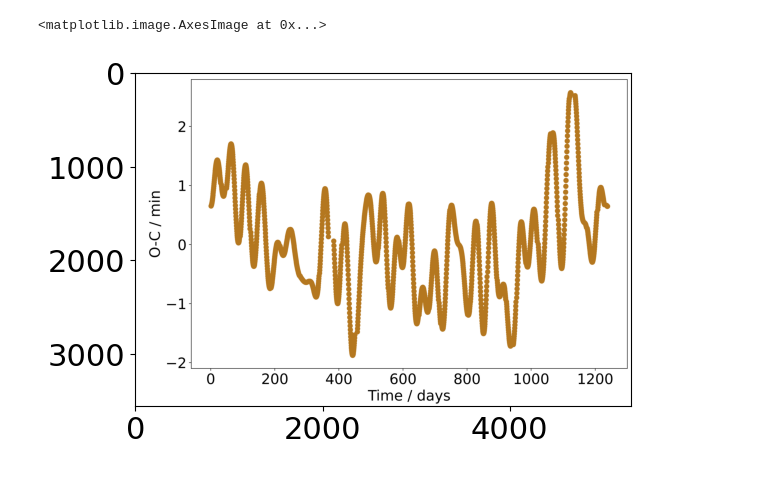
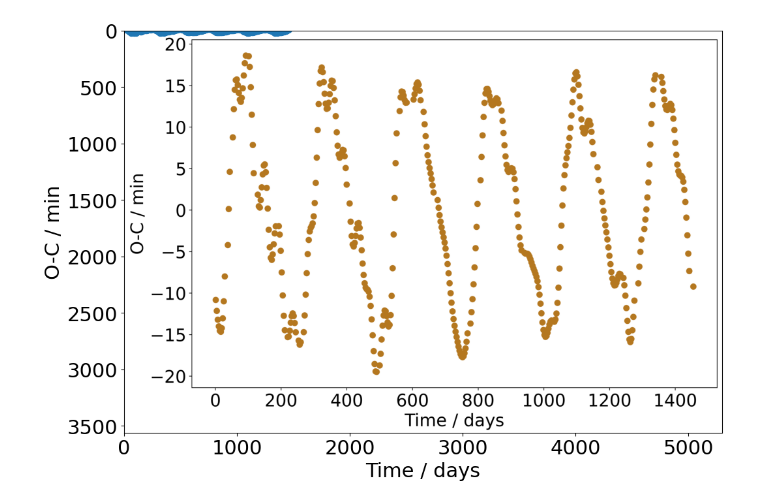
Before and after one commit to three-body-analysis/tris, a Jupyter notebook: notebooks/test_plotting.ipynb, the cells around one changed output. Drawn from its saved outputs; the diff is of its cells as text; code cells hidden in the pictures.

Commit message:
feat(notebooks): fix plot and export

```diff
--- a/notebooks/test_plotting.ipynb
+++ b/notebooks/test_plotting.ipynb
@@ -5,10 +4,14 @@ import matplotlib.pyplot as plt
 plt.rcParams.update({'font.size': 22})
 # %%
-oc, period = ideal_pipeline("../data/combined/kplr005384802.fits")
-oc["min_res"] = oc.residuals * 24 * 60
-oc.plot.scatter(
-    x="time", y="min_res", figsize=(12, 8), #color="black",
-    xlabel="Time / days", ylabel="O-C / min", legend=False,
-    s=50
-)
-plt.savefig("5384802.png", dpi=500)
+def plot_and_export(kic):
+    oc, _ = ideal_pipeline(f"../data/combined/kplr00{kic}.fits")
+    oc["min_res"] = oc.residuals * 24 * 60
+    oc.plot.scatter(
+        x="time", y="min_res", figsize=(12, 8), #color="black",
+        xlabel="Time / days", ylabel="O-C / min", legend=False,
+        s=50
+    )
+    plt.savefig(f"{kic}.png", dpi=500)
+    img = cv2.imread(f"{kic}.png")[400:3960, 150:5450, :]
+    cv2.imwrite(f"{kic}.png", img)
+    plt.imshow(img)
@@ -58,7 +18,4 @@ plt.imshow(img)
-# %%
-img = cv2.imread("6213131.png")[400:3960, 150:5450, :]
-cv2.imwrite("6213131.png", img)
-plt.imshow(img)
-# %% [output]
-<matplotlib.image.AxesImage at 0x...>
-[figure, removed]
+# %%
+plot_and_export(5384802)
+# %% [output]
+[figure, added]
```
Also changed, not shown: parts of 12 cells of this notebook, 3 other files.
